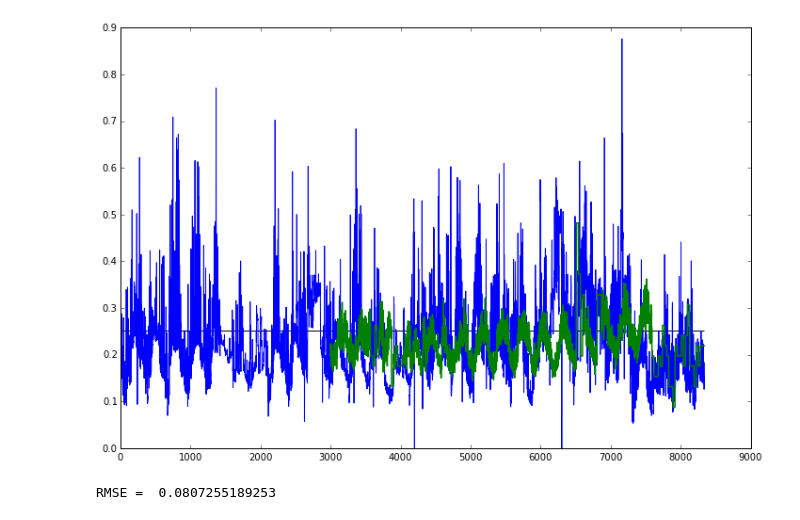
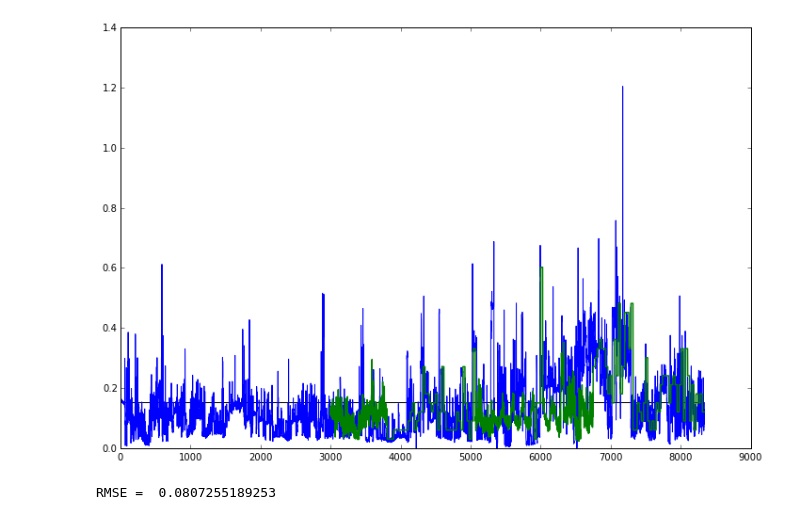
Before and after one commit to Manrich121/ForecastingCloud, a Jupyter notebook: DataPlot/src/press_evaluation.ipynb, the cells around one changed output. Saved outputs shown, nothing was run; the diff lists cells and outputs as text; code cells hidden in the pictures.

```diff
--- a/DataPlot/src/press_evaluation.ipynb
+++ b/DataPlot/src/press_evaluation.ipynb
@@ -1,27 +1,27 @@
 # %%
 %matplotlib inline
 import fileutils
 import tsutils
 import numpy as np
 import matplotlib.pyplot as plt
 import evaluation as eval
 from scipy import signal
 
 overload_dur = 5 #samples
 train_window = 3000
 
-forecasts = np.genfromtxt("d:/data/cpu_press_forecasts/cpu_431038861.csv",delimiter=',',usecols=range(0,30)).ravel()
-truevals = np.genfromtxt("d:/data/cpuRate/cpu_431038861.csv", delimiter=',',skip_header=1)[:train_window+forecasts.shape[0],1]
+forecasts = np.genfromtxt("d:/data/cpu_press_forecasts/cpu_5782232.csv",delimiter=',',usecols=range(0,30)).ravel()
+truevals = np.genfromtxt("d:/data/cpuRate/cpu_5782232.csv", delimiter=',',skip_header=1)[:train_window+forecasts.shape[0],1]
 
 threshold =  np.percentile(truevals, 70)
 
 plt.figure(figsize=(12,8))
 plt.plot(truevals)
 plt.plot(range(3000,3000+len(forecasts)),forecasts, linewidth=1.5)
 plt.hlines(threshold,0,len(truevals))
 plt.show()
 # %% [output]
-[figure, old version]
+[figure, new version]
 # %%
 rmse = eval.calc_RMSE(truevals[train_window:],forecasts, print_=True)
 # %% [output]
```
Also changed, not shown: 2 other files.
